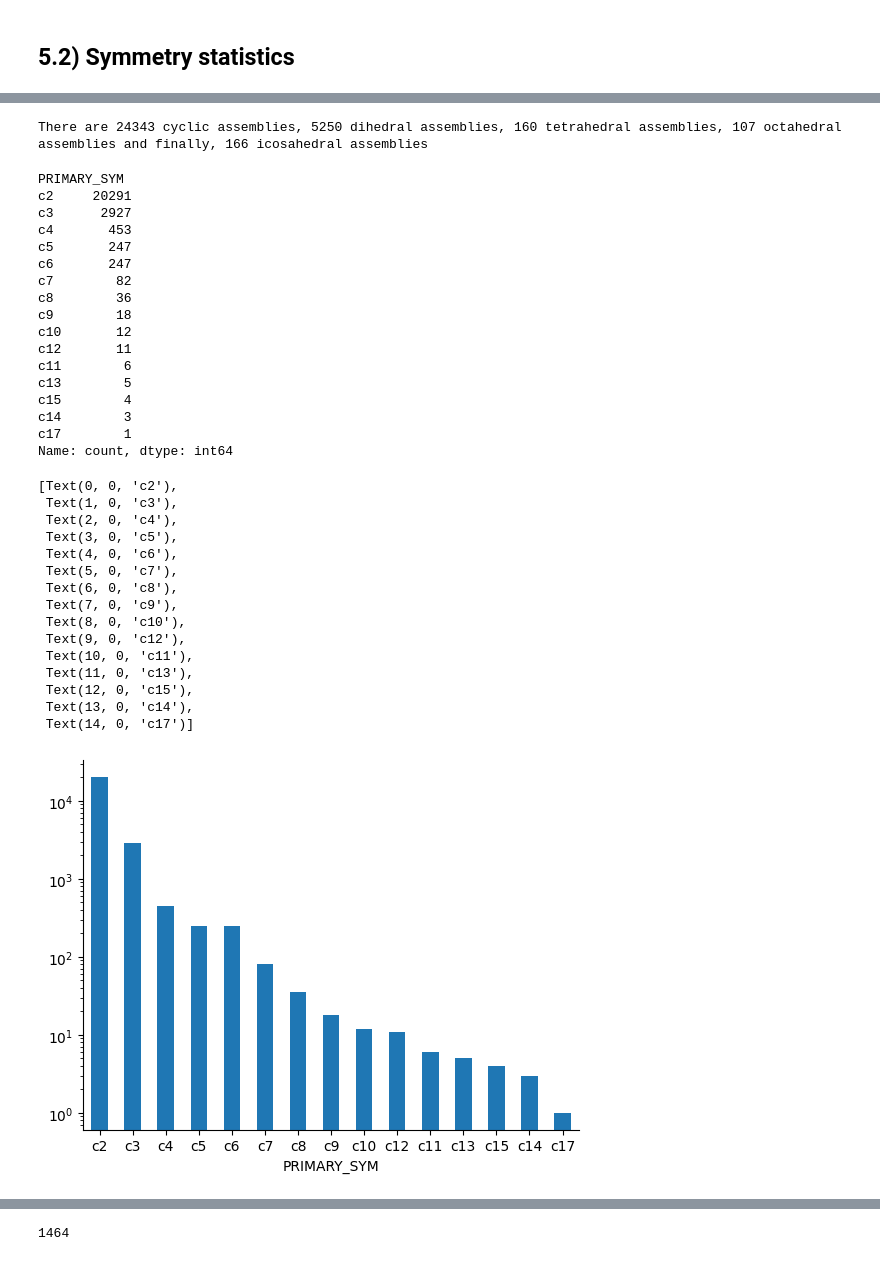
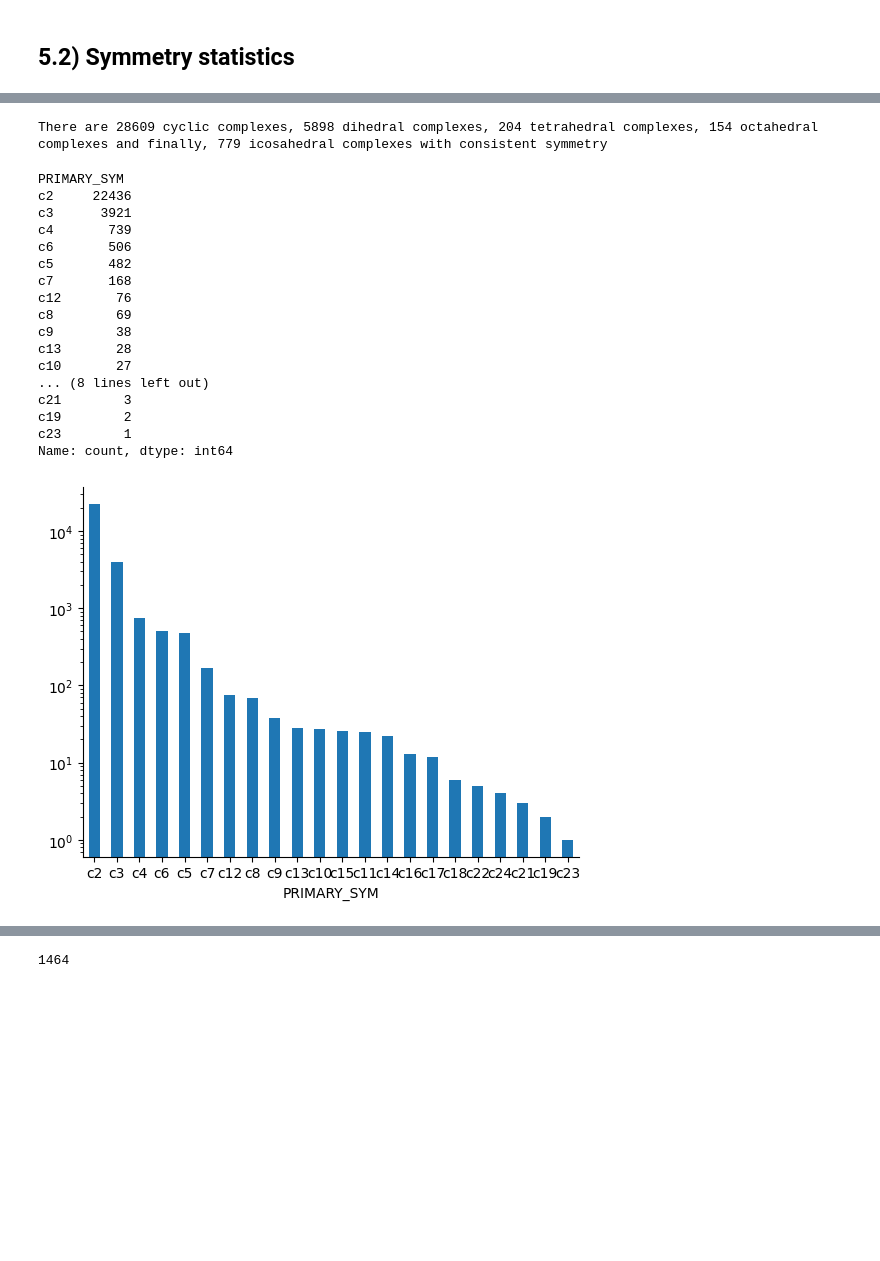
Before and after one commit to PDBe-KB/pdbe-assemblies-analysis, a Jupyter notebook: assemblies_analysis.ipynb, the cells around one changed output, grey strips where cells are left out. Cells and saved outputs as stored; diff of their text form; code cells hidden in the pictures; blank space fills up the shorter version.

```diff
--- a/assemblies_analysis.ipynb
+++ b/assemblies_analysis.ipynb
@@ -1293,6 +1195,6 @@ df_protein["PRIMARY_SYM"] = df_protein["SYMMETRY_OPS"].apply(lambda x: most_freq
 # %% [markdown]
 ## 5.2) Symmetry statistics
 # %%
-df_crystal = df['EXP_METHOD'] == 'X-ray'
-df_consistent = df_protein[(df_protein['CONSISTENT_SYMMETRY'] == True) & (df_protein['PRIMARY_SYM'] != "no-sym") & df_crystal]
+# Create a df to represent complexes where all its instances have the same symmetry
+df_consistent = df_protein[(df_protein['CONSISTENT_SYMMETRY'] == True) & (df_protein['PRIMARY_SYM'] != "no-sym")]
 # %%
@@ -1302,56 +1204,43 @@ There are 30026 unique assemblies that have a symmetry
 # %%
-cyclic_assemblies = df_consistent[df_consistent['PRIMARY_SYM'].str.contains("c")]
-dihedral_assemblies = df_consistent[df_consistent['PRIMARY_SYM'].str.contains("d")]
-tetrahedral_assemblies = df_consistent[df_consistent['PRIMARY_SYM'] == "t"]
-octahedral_assemblies = df_consistent[df_consistent['PRIMARY_SYM'] == "o"]
-icosahedral_assemblies = df_consistent[df_consistent['PRIMARY_SYM'] == "i"]
+# Group complexes according to their symmetry type
+cyclic_complexes = df_consistent[df_consistent['PRIMARY_SYM'].str.contains("c")]
+dihedral_complexes = df_consistent[df_consistent['PRIMARY_SYM'].str.contains("d")]
+tetrahedral_complexes = df_consistent[df_consistent['PRIMARY_SYM'] == "t"]
+octahedral_complexes = df_consistent[df_consistent['PRIMARY_SYM'] == "o"]
+icosahedral_complexes = df_consistent[df_consistent['PRIMARY_SYM'] == "i"]
 # %%
-print(f"There are {cyclic_assemblies.shape[0]} cyclic assemblies, {dihedral_assemblies.shape[0]} dihedral assemblies, {tetrahedral_assemblies.shape[0]} tetrahedral assemblies, {octahedral_assemblies.shape[0]} octahedral assemblies and finally, {icosahedral_assemblies.shape[0]} icosahedral assemblies")
+print(f"There are {cyclic_complexes.shape[0]} cyclic complexes, {dihedral_complexes.shape[0]} dihedral complexes, {tetrahedral_complexes.shape[0]} tetrahedral complexes, {octahedral_complexes.shape[0]} octahedral complexes and finally, {icosahedral_complexes.shape[0]} icosahedral complexes with consistent symmetry")
 # %% [output]
-There are 24343 cyclic assemblies, 5250 dihedral assemblies, 160 tetrahedral assemblies, 107 octahedral assemblies and finally, 166 icosahedral assemblies
+There are 28609 cyclic complexes, 5898 dihedral complexes, 204 tetrahedral complexes, 154 octahedral complexes and finally, 779 icosahedral complexes with consistent symmetry
 # %%
-# Show all the cyclic assemblies variants
-cyclic_assemblies_variants = cyclic_assemblies['PRIMARY_SYM'].value_counts()
-cyclic_assemblies_variants
+# Show all the cyclic complexes variants
+cyclic_complexes_variants = cyclic_complexes['PRIMARY_SYM'].value_counts()
+cyclic_complexes_variants
 # %% [output]
 PRIMARY_SYM
-c2     20291
-c3      2927
-c4       453
-c5       247
-c6       247
-c7        82
-c8        36
-c9        18
-c10       12
-c12       11
-c11        6
-c13        5
-c15        4
-c14        3
-c17        1
+c2     22436
+c3      3921
+c4       739
+c6       506
+c5       482
+c7       168
+c12       76
+c8        69
+c9        38
+c13       28
+c10       27
+... (8 lines left out)
+c21        3
+c19        2
+c23        1
 Name: count, dtype: int64
 # %%
-cx = cyclic_assemblies_variants.plot(kind="bar")
+# Plot the cyclic complexes variants
+cx = cyclic_complexes_variants.plot(kind="bar")
 cx.spines['top'].set_visible(False)
 cx.spines['right'].set_visible(False)
 cx.set_yscale('log')
-cx.set_xticklabels(cx.get_xticklabels(), rotation=0)
+cx.set_xticklabels(cx.get_xticklabels(), rotation=0);
 # %% [output]
-[Text(0, 0, 'c2'),
- Text(1, 0, 'c3'),
- Text(2, 0, 'c4'),
- Text(3, 0, 'c5'),
- Text(4, 0, 'c6'),
- Text(5, 0, 'c7'),
- Text(6, 0, 'c8'),
- Text(7, 0, 'c9'),
- Text(8, 0, 'c10'),
- Text(9, 0, 'c12'),
- Text(10, 0, 'c11'),
- Text(11, 0, 'c13'),
- Text(12, 0, 'c15'),
- Text(13, 0, 'c14'),
- Text(14, 0, 'c17')]
-[figure, old version]
+[figure, new version]
 # %%
```
Also changed, not shown: parts of 150 cells of this notebook.
